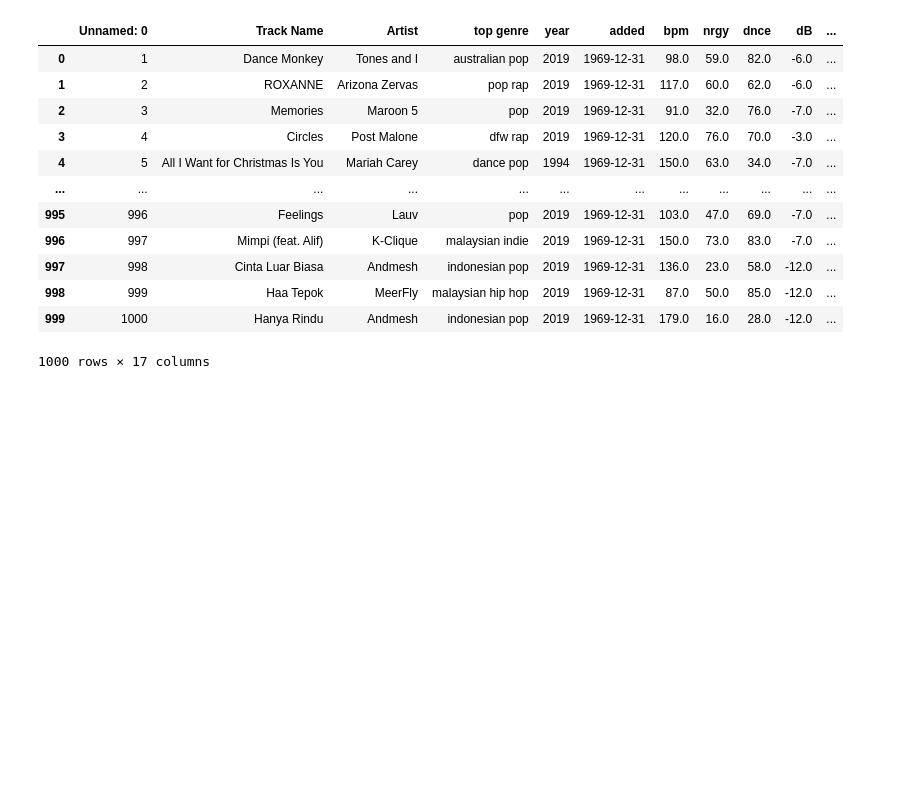
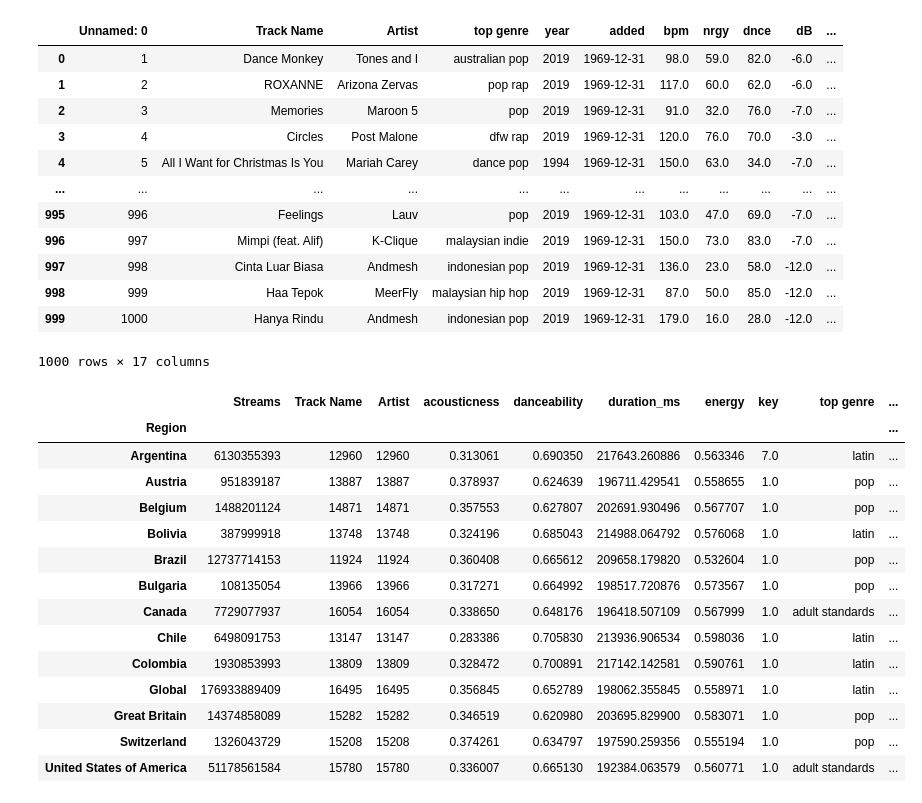
Before and after one commit to phil-wew/project2-spotify, a Jupyter notebook: CSV_cleaning.ipynb, the cells around one changed output. Saved outputs shown, nothing was run; the diff lists cells and outputs as text; code cells hidden in the pictures; blank space fills up the shorter version.

Commit message:
edit master csv

```diff
--- a/CSV_cleaning.ipynb
+++ b/CSV_cleaning.ipynb
@@ -343,33 +343,50 @@ all_merged = pd.merge(features_df, allgenre,
 
 all_merged.to_csv('Data/all_weekly_charts/all_weekly_masterfile_features.csv', index = False)
 # %%
-region_groups = left_merged.groupby('Region').agg({
+region_groups = all_merged.groupby('Region').agg({
     'Streams' : 'sum',
     'Track Name' : 'count',
     'Artist' : 'count',
     'acousticness' : 'mean',
     'danceability' : 'mean',
     'duration_ms' : 'mean',
     'energy' : 'mean',
     'key' : lambda x : x.value_counts().index[0],
+    'top genre': lambda x : x.value_counts().index[0],
     'liveness' : 'mean',
     'instrumentalness' : 'mean',
     'loudness' : 'mean',
     'mode' : 'mean',
     'popularity' : 'mean',
     'danceability' : 'mean',
     'energy' : 'mean',
     'mode' : 'mean',
     'valence' : 'mean',
     'tempo' : 'mean',
     'speechiness' : 'mean',
     'danceability' : 'mean',
 
 })
 
-# region_groups.to_csv('Data/all_weekly_charts/group_all_regions_masterfile.csv')
+region_groups.to_csv('Data/all_weekly_charts/group_all_regions_masterfile.csv')
 
 region_groups
+# %% [output]
+|  | Streams | Track Name | Artist | acousticness | danceability | duration_ms | energy | key | top genre | ... |
+| Region |  |  |  |  |  |  |  |  |  | ... |
+| Argentina | 6130355393 | 12960 | 12960 | 0.313061 | 0.690350 | 217643.260886 | 0.563346 | 7.0 | latin | ... |
+| Austria | 951839187 | 13887 | 13887 | 0.378937 | 0.624639 | 196711.429541 | 0.558655 | 1.0 | pop | ... |
+| Belgium | 1488201124 | 14871 | 14871 | 0.357553 | 0.627807 | 202691.930496 | 0.567707 | 1.0 | pop | ... |
+| Bolivia | 387999918 | 13748 | 13748 | 0.324196 | 0.685043 | 214988.064792 | 0.576068 | 1.0 | latin | ... |
+| Brazil | 12737714153 | 11924 | 11924 | 0.360408 | 0.665612 | 209658.179820 | 0.532604 | 1.0 | pop | ... |
+| Bulgaria | 108135054 | 13966 | 13966 | 0.317271 | 0.664992 | 198517.720876 | 0.573567 | 1.0 | pop | ... |
+| Canada | 7729077937 | 16054 | 16054 | 0.338650 | 0.648176 | 196418.507109 | 0.567999 | 1.0 | adult standards | ... |
+| Chile | 6498091753 | 13147 | 13147 | 0.283386 | 0.705830 | 213936.906534 | 0.598036 | 1.0 | latin | ... |
+| Colombia | 1930853993 | 13809 | 13809 | 0.328472 | 0.700891 | 217142.142581 | 0.590761 | 1.0 | latin | ... |
+| Global | 176933889409 | 16495 | 16495 | 0.356845 | 0.652789 | 198062.355845 | 0.558971 | 1.0 | latin | ... |
+| Great Britain | 14374858089 | 15282 | 15282 | 0.346519 | 0.620980 | 203695.829900 | 0.583071 | 1.0 | pop | ... |
+| Switzerland | 1326043729 | 15208 | 15208 | 0.374261 | 0.634797 | 197590.259356 | 0.555194 | 1.0 | pop | ... |
+| United States of America | 51178561584 | 15780 | 15780 | 0.336007 | 0.665130 | 192384.063579 | 0.560771 | 1.0 | adult standards | ... |
 # %%
 left_merged.groupby('Region').agg({'key' : lambda x : x.value_counts().index[0]})
 # %%
```
Also changed, not shown: 3 other files.
